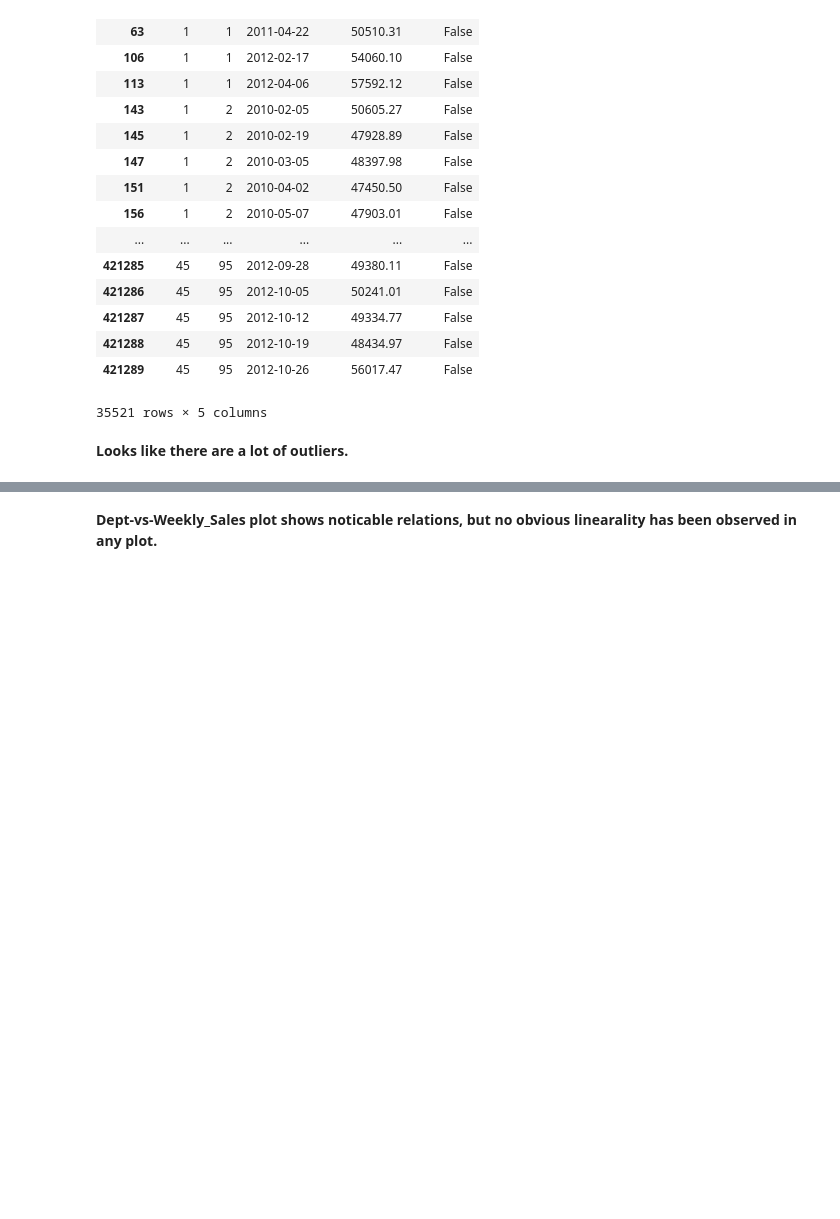
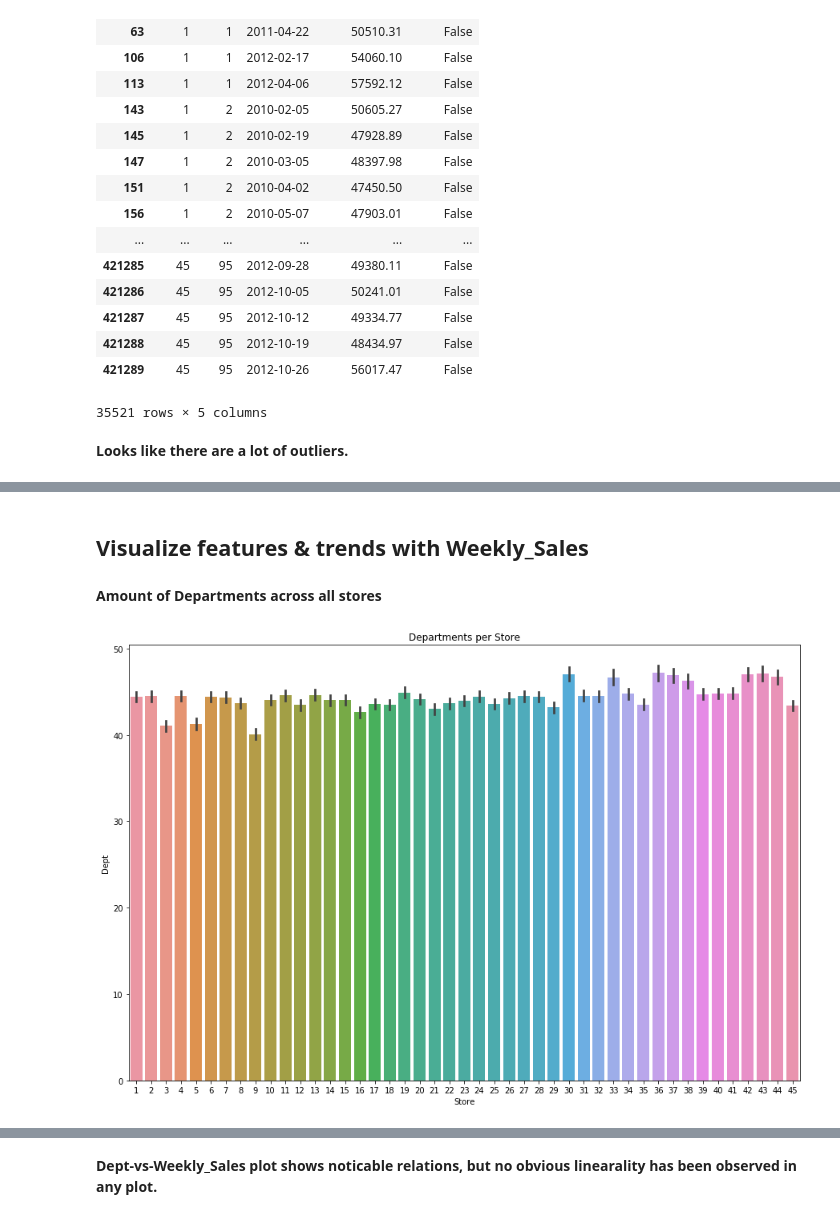
Before and after one commit to chhaviarora95/salesforecasting, a Jupyter notebook: Sales Forecasting.ipynb, the cells around one changed output, grey strips where cells are left out. Saved outputs shown, nothing was run; the diff lists cells and outputs as text; code cells hidden in the pictures; blank space fills up the shorter version.

```diff
--- a/Sales Forecasting.ipynb
+++ b/Sales Forecasting.ipynb
@@ -331,2 +253,0 @@ sns.lineplot(train_df.month, train_df.Weekly_Sales, hue = train_df.year)
-# %%
-train_df = ml_train_df.copy()
@@ -462,0 +259,5 @@ for a in train_df.columns:
+# %%
+from datetime import datetime
+strip year from date feature
+train_df['year'] = train_df['Date'].dt.year
+train_df.head()
@@ -462,0 +271,4 @@ for a in train_df.columns:
+# %%
+#strip month from date feature
+train_df['month'] = train_df['Date'].dt.month
+train_df.head()
@@ -462,0 +293,16 @@ for a in train_df.columns:
+# %%
+#drop Date column as we already have extracted informations from it -
+train_df = train_df.drop('Date', axis=1)
+# %% [markdown]
+## Visualize features & trends with Weekly_Sales
+# %% [markdown]
+__Amount of Departments across all stores__
+# %%
+#plot to visualize the variance in departments across all stores
+plt.figure(figsize=(15,10))
+#ax= sns.barplot(train_df.Store, train_df.Dept, alpha=0.8)
+sns.barplot(train_df.Store, train_df.Dept)
+plt.title("Departments per Store")
+plt.show()
+# %% [output]
+[figure, added]
```
Also changed, not shown: parts of 87 cells of this notebook.
